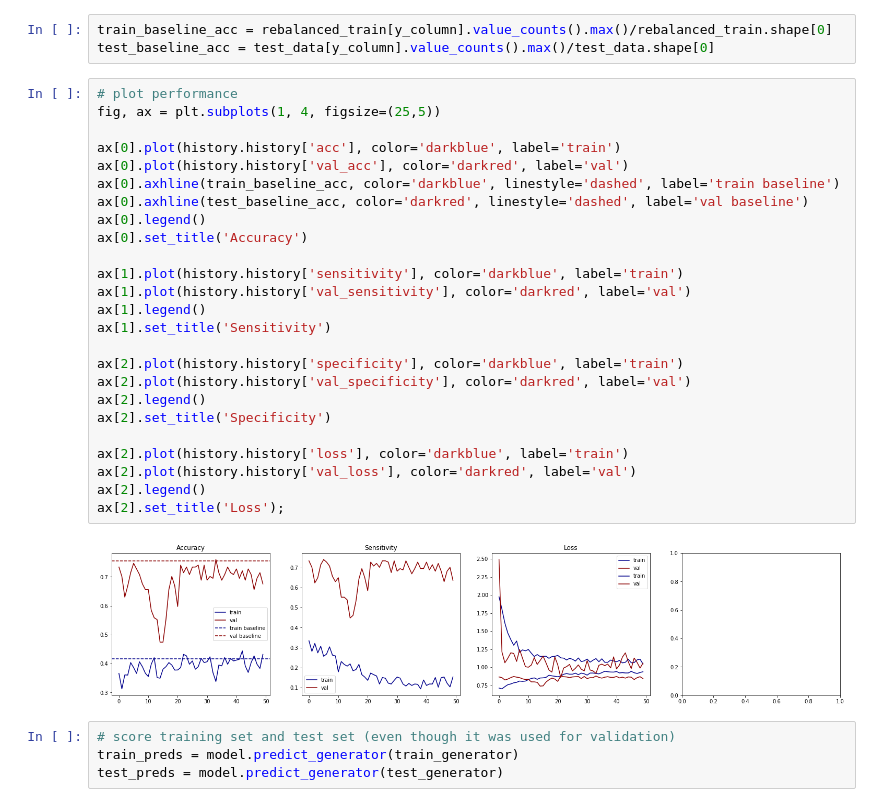
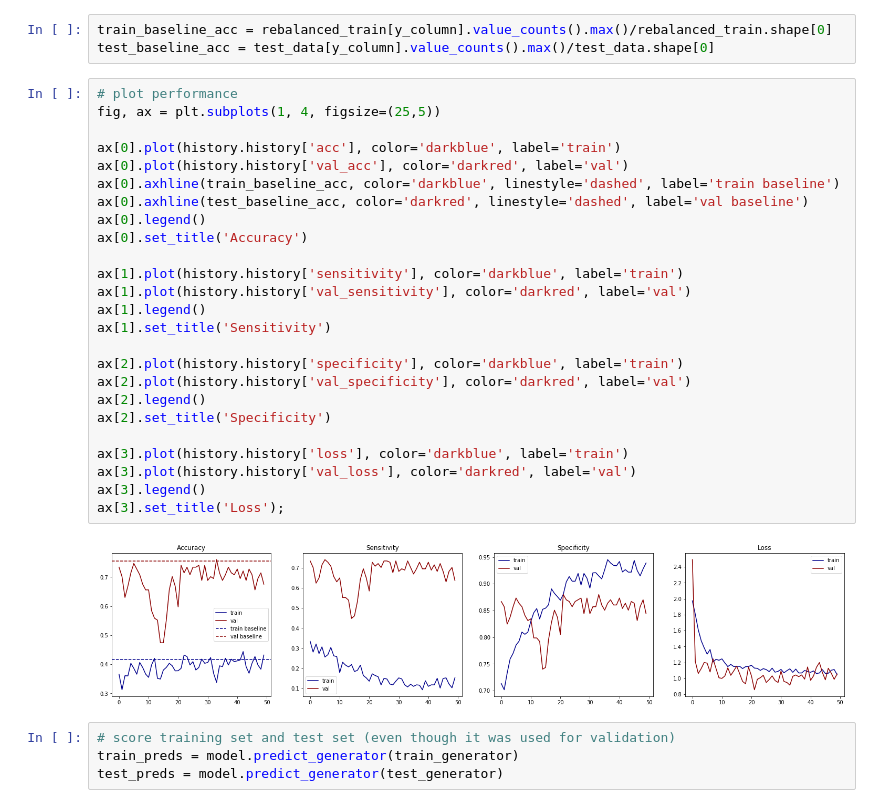
Before and after one commit to AnthonyRentsch/AC297r_2019_somerville_parking, a Jupyter notebook: notebooks/satellite_model.ipynb, the cells around one changed output. Drawn from its saved outputs; the diff is of its cells as text.

Commit message:
added plots

```diff
--- a/notebooks/satellite_model.ipynb
+++ b/notebooks/satellite_model.ipynb
@@ -266,30 +266,30 @@ test_baseline_acc = test_data[y_column].value_counts().max()/test_data.shape[0]
 # %%
 # plot performance
 fig, ax = plt.subplots(1, 4, figsize=(25,5))
 
 ax[0].plot(history.history['acc'], color='darkblue', label='train')
 ax[0].plot(history.history['val_acc'], color='darkred', label='val')
 ax[0].axhline(train_baseline_acc, color='darkblue', linestyle='dashed', label='train baseline')
 ax[0].axhline(test_baseline_acc, color='darkred', linestyle='dashed', label='val baseline')
 ax[0].legend()
 ax[0].set_title('Accuracy')
 
 ax[1].plot(history.history['sensitivity'], color='darkblue', label='train')
 ax[1].plot(history.history['val_sensitivity'], color='darkred', label='val')
 ax[1].legend()
 ax[1].set_title('Sensitivity')
 
 ax[2].plot(history.history['specificity'], color='darkblue', label='train')
 ax[2].plot(history.history['val_specificity'], color='darkred', label='val')
 ax[2].legend()
 ax[2].set_title('Specificity')
 
-ax[2].plot(history.history['loss'], color='darkblue', label='train')
-ax[2].plot(history.history['val_loss'], color='darkred', label='val')
-ax[2].legend()
-ax[2].set_title('Loss');
+ax[3].plot(history.history['loss'], color='darkblue', label='train')
+ax[3].plot(history.history['val_loss'], color='darkred', label='val')
+ax[3].legend()
+ax[3].set_title('Loss');
 # %% [output]
-[figure, old version]
+[figure, new version]
 # %%
 # score training set and test set (even though it was used for validation)
 train_preds = model.predict_generator(train_generator)
```
